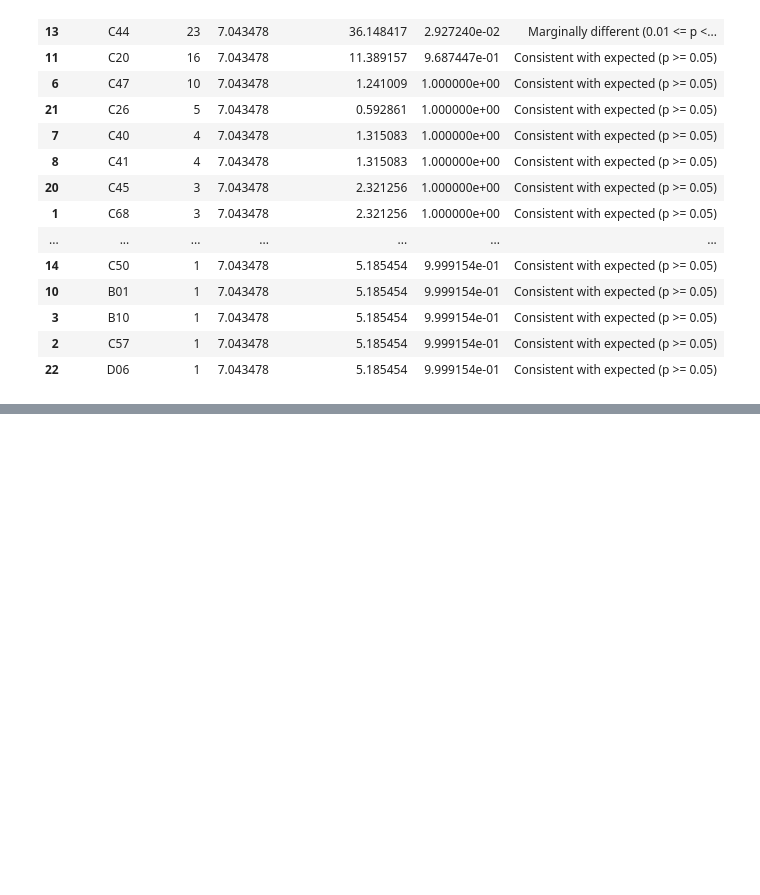
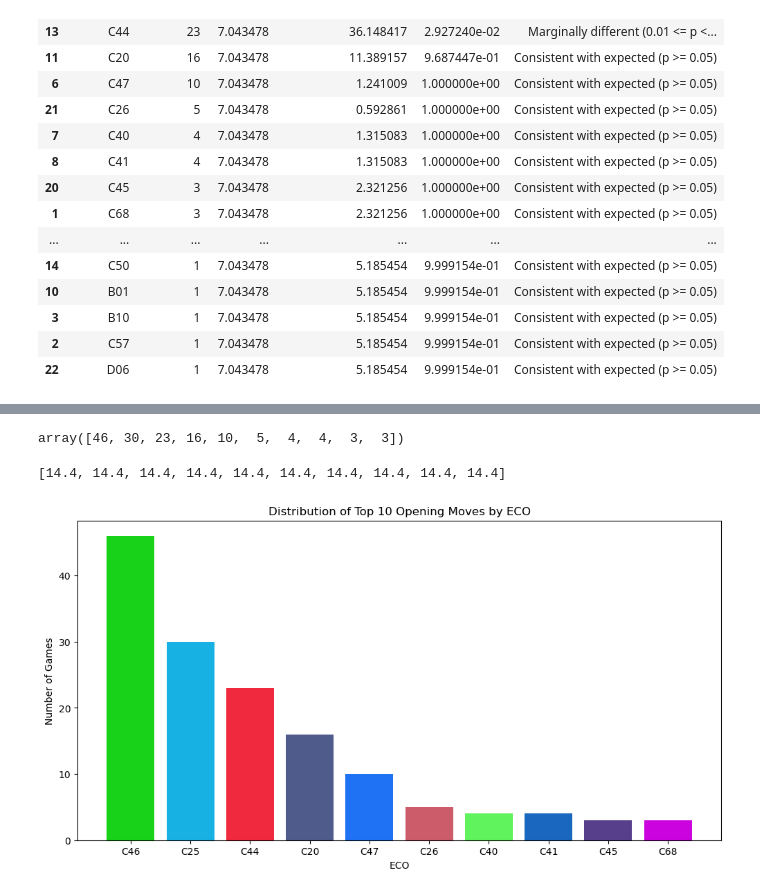
Before and after one commit to johnsonlarryl/csce-5320, a Jupyter notebook: notebooks/personal_positions.ipynb, the cells around one changed output, grey strips where cells are left out. Drawn from its saved outputs; the diff is of its cells as text; code cells hidden in the pictures; blank space fills up the shorter version.

```diff
--- a/notebooks/personal_positions.ipynb
+++ b/notebooks/personal_positions.ipynb
@@ -256,0 +300,3 @@ hypothesis_test_question_1b
+# %%
+question_2a_games = question_1a_games.sort_values(by="count", ascending=False)
+question_2a_games
@@ -256,0 +321,3 @@ hypothesis_test_question_1b
+# %%
+question_2a_top_10_game_counts = question_2a_games.head(10)
+question_2a_top_10_game_counts
@@ -256,0 +336,20 @@ hypothesis_test_question_1b
+# %%
+observed_question_2a = question_2a_top_10_game_counts["count"].values
+observed_question_2a
+# %% [output]
+array([46, 30, 23, 16, 10,  5,  4,  4,  3,  3])
+# %%
+expected_question_2a = [observed_question_2a.mean()] * len(observed_question_2a)
+expected_question_2a
+# %% [output]
+[14.4, 14.4, 14.4, 14.4, 14.4, 14.4, 14.4, 14.4, 14.4, 14.4]
+# %%
+plt.figure(figsize=(12, 6))
+plt.bar(question_2a_top_10_game_counts["eco"],
+        question_2a_top_10_game_counts["count"], color=get_random_colors(question_2a_top_10_game_counts))
+plt.title("Distribution of Top 10 Opening Moves by ECO")
+plt.xlabel("ECO")
+plt.ylabel("Number of Games")
+plt.show()
+# %% [output]
+[figure, added]
```
Also changed, not shown: parts of 12 cells of this notebook.
